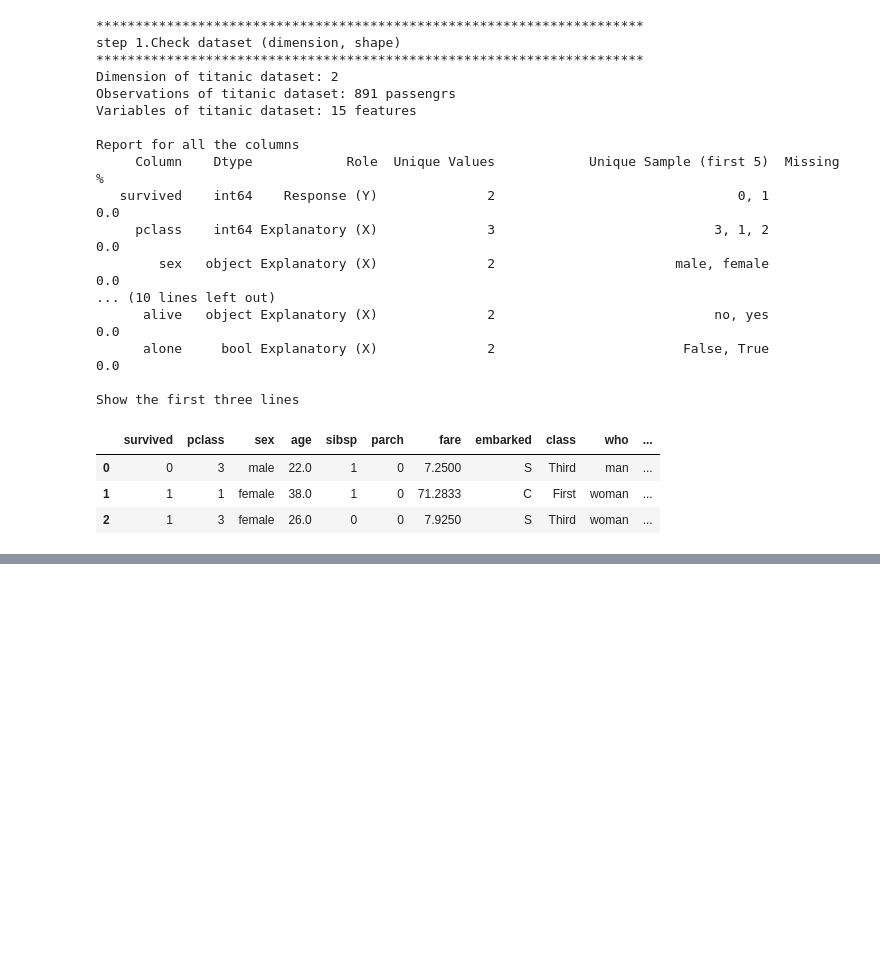
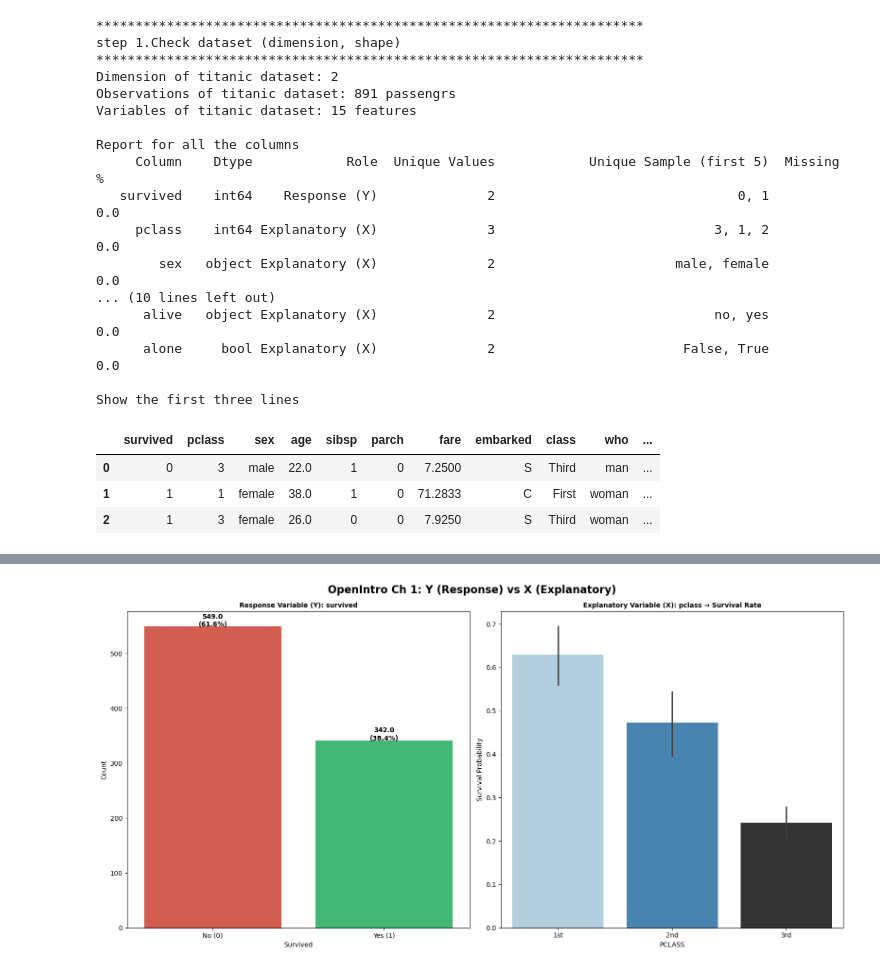
Before and after one commit to zhang196937-ops/titanic-statistical-analysis, a Jupyter notebook: notebooks/01_data_understanding.ipynb, the cells around one changed output, grey strips where cells are left out. Drawn from its saved outputs; the diff is of its cells as text; code cells hidden in the pictures; blank space fills up the shorter version.

```diff
--- a/notebooks/01_data_understanding.ipynb
+++ b/notebooks/01_data_understanding.ipynb
@@ -206,3 +210,100 @@ Key Takeaway:
   • Each ROW = One observation (one passenger)
   • Each COLUMN = One variable (one characteristic)
   • Analysis starts with understanding this structure!
+# %%
+# OpenIntro Ch 1: Response vs Explanatory Variables
+print("*"*70)
+print("Step 4.1: Variable response (Y) vs variables explanatary (X)")
+print("*"*70)
+
+import matplotlib.pyplot as plt
+import seaborn as sns
+import pandas as pd
+import os
+from matplotlib.ticker import FixedLocator
+
+#for save image
+os.makedirs('reports/figures', exist_ok=True)
+#list of explanatory Variables
+key_vars = ['sex','pclass','age','fare']
+
+n_vars=len(key_vars)
+#two image in the same line.
+n_cols = 2
+#calculate row - floor division
+n_row = (n_vars + n_cols - 1) //n_cols
+
+#define canvas with dynamic values.
+fig, axes = plt.subplots(n_rows, n_cols, figsize=(16, 5*n_rows))
+axes = axes.flatter()
+
+#left image, response(y) distribution
+sns.countplot(
+    data=df,
+    x='survived',
+    hue='survived',  # hue=x
+    palette=['#E74C3C', '#2ECC71'],
+    ax=axes[0],
+    legend=False  # Hidden Redundant Legend
+)
+
+axes[0].set_title('Response Variable (Y): survived', fontsize=10, fontweight='bold')
+axes[0].set_xlabel('Survived', fontsize=10)
+axes[0].set_ylabel('Count', fontsize=10)
+axes[0].xaxis.set_major_locator(FixedLocator([0, 1]))
+axes[0].set_xticklabels(['No (0)', 'Yes (1)'])
+
+# use FixedLocator to avoid scale warnings
+axes[0].xaxis.set_major_locator(FixedLocator([0, 1]))  # Fixed scale position
+axes[0].set_xticklabels(['No (0)', 'Yes (1)'])  # Safely set labels now
+
+total = len(df)
+for p in axes[0].patches:
+    height = p.get_height()
+    axes[0].text(
+        p.get_x() + p.get_width()/2., height ,
+        f'{height}\n({height/total*100:.1f}%)',
+        ha='center', fontsize=10, fontweight='bold'
+    )
+
+#for right image : relationship between response(y)=survival and Explanatory(x)=pclass
+key_vars = ['sex', 'pclass']
+var = 'pclass'  # select only pclass for display选择一个变量展示（可循环展示多个）
+
+# 修复1: 使用 hue=var + legend=False
+sns.barplot(
+    data=df,
+    x=var,
+    y='survived',
+    hue=var,  # ✅ 关键修复
+    palette='Blues_d' if var=='pclass' else 'Set2',
+    ax=axes[1],
+    legend=False,  # ✅ 隐藏冗余图例
+    order=[1, 2, 3] if var=='pclass' else ['female', 'male']
+)
+
+axes[1].set_title(f'Explanatory Variable (X): {var} → Survival Rate',
+                  fontsize=10, fontweight='bold')
+axes[1].set_ylabel('Survival Probability', fontsize=10)
+axes[1].set_xlabel(var.upper(), fontsize=10)
+
+# 修复2: 固定刻度位置
+if var == 'pclass':
+    axes[1].xaxis.set_major_locator(FixedLocator([0, 1, 2]))  # 3个刻度位置
+    axes[1].set_xticklabels(['1st', '2nd', '3rd'])
+
+plt.suptitle('OpenIntro Ch 1: Y (Response) vs X (Explanatory)',
+             fontsize=16, fontweight='bold', y=0.98)
+plt.tight_layout()
+
+# 安全保存（使用绝对路径避免 FileNotFoundError）
+output_path = os.path.join(os.getcwd(), 'reports', 'figures', 'ch1_response_vs_explanatory.png')
+plt.savefig(output_path, dpi=300, bbox_inches='tight')
+print(f"\n✅ SUCCESS: Saved to {output_path}")
+plt.show()
+
+print("\n📌 Critical Principle (OpenIntro Ch 1.3):")
+print("  • Response Variable (Y): What we want to predict → 'survived'")
+print("  • Explanatory Variables (X): What we use to predict → sex, pclass, age, ...")
+print("  • NEVER reverse this relationship in analysis!")
+# %% [output]
@@ -208,0 +315 @@ Key Takeaway:
+[figure, added]
```
Also changed, not shown: parts of 5 cells of this notebook, 1 other file.
